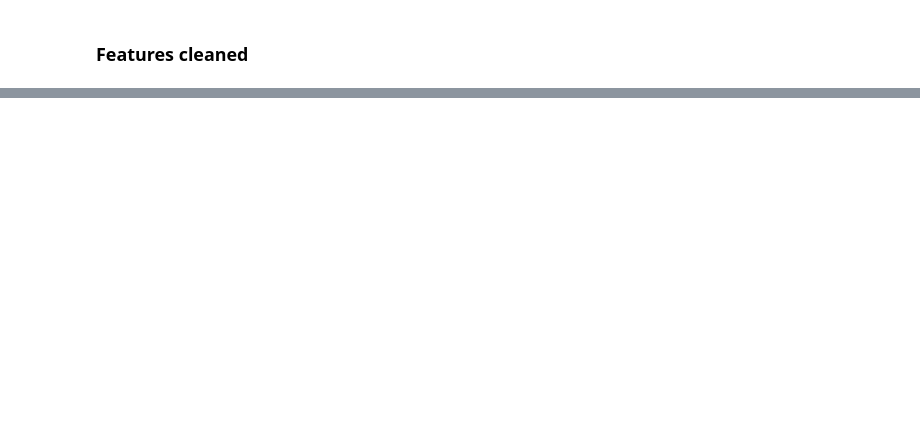
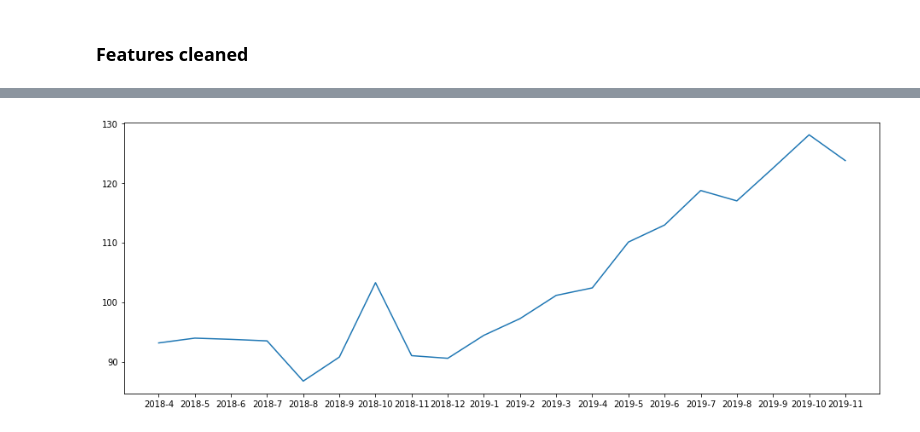
Before and after one commit to guiruha/TFMAirBNB, a Jupyter notebook: Presentación kick off Proyecto TFM Airbnb.ipynb, the cells around one changed output, grey strips where cells are left out. Saved outputs shown, nothing was run; the diff lists cells and outputs as text; code cells hidden in the pictures; blank space fills up the shorter version.

```diff
--- a/Presentación kick off Proyecto TFM Airbnb.ipynb
+++ b/Presentación kick off Proyecto TFM Airbnb.ipynb
@@ -45,2 +47,6 @@ Index(['id', 'scrape_id', 'last_scraped', 'name', 'summary', 'space',
 # %% [markdown]
 ### Features cleaned
+# %%
+import pandas as pd
+df = pd.read_csv("cleandataset.csv")
+df.drop('Unnamed: 0', axis = 1, inplace = True)
@@ -48,0 +319,6 @@ Index(['id', 'scrape_id', 'last_scraped', 'name', 'summary', 'space',
+# %%
+media = df.groupby(['year', 'month'])['price'].mean()
+media = pd.DataFrame(media)
+media = media.reset_index()
+media['yearmonth'] = (df['year'].astype('str') + '-' + df['month'].astype('str')).unique()
+media
@@ -48,0 +343,6 @@ Index(['id', 'scrape_id', 'last_scraped', 'name', 'summary', 'space',
+# %%
+fig, ax = plt.subplots(1, 1, figsize = (13, 5))
+ax.plot(media['yearmonth'], media['price'])
+plt.tight_layout()
+# %% [output]
+[figure, added]
```
Also changed, not shown: parts of 37 cells of this notebook, 1 other file.
